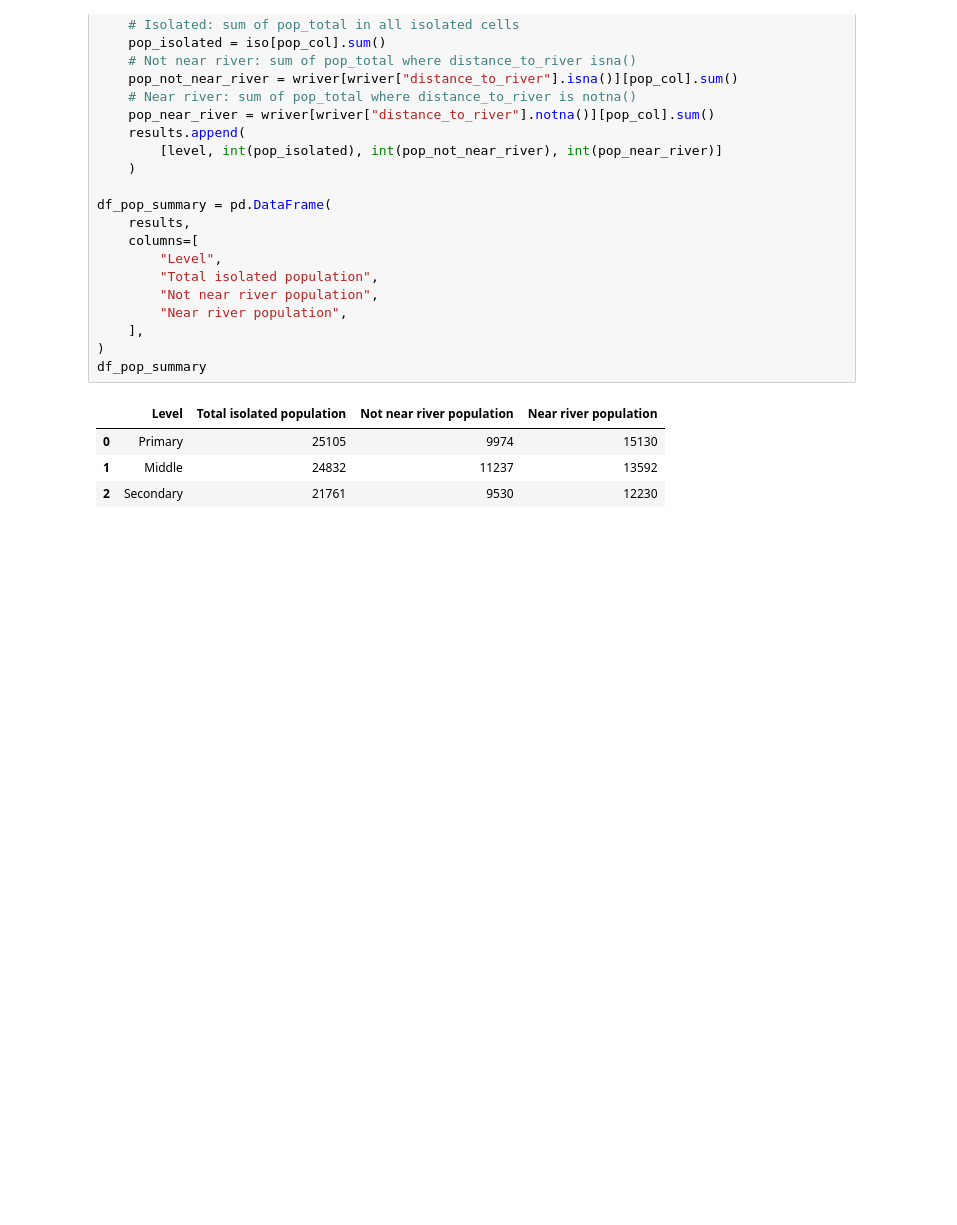
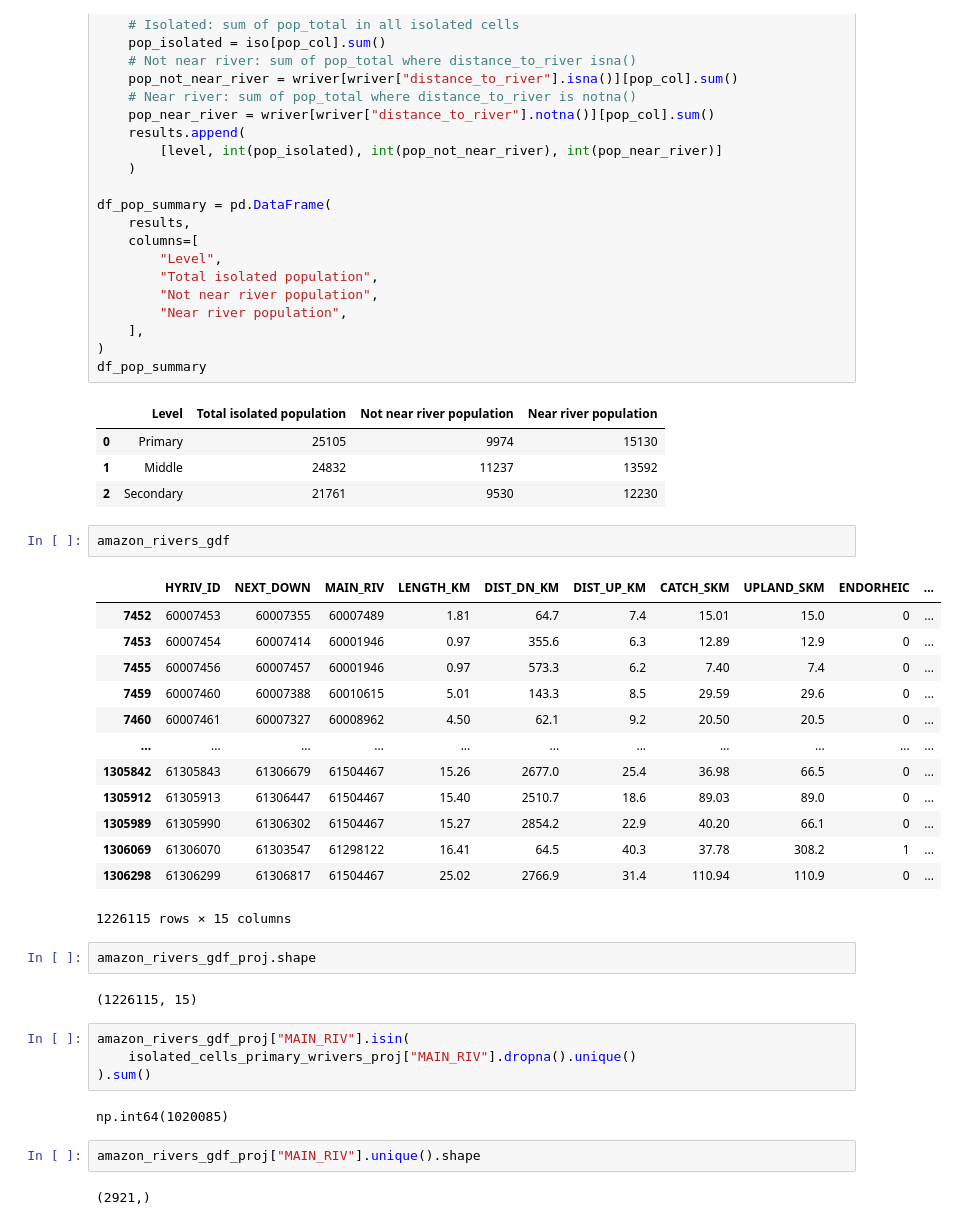
Before and after one commit to Claudio9701/amazon-settlements-edu-access, a Jupyter notebook: 06_01_riverside_schools.ipynb, the cells around one changed output. Saved outputs shown, nothing was run; the diff lists cells and outputs as text; blank space fills up the shorter version.

```diff
--- a/06_01_riverside_schools.ipynb
+++ b/06_01_riverside_schools.ipynb
@@ -298,3 +298,33 @@ df_pop_summary
 | 0 | Primary | 25105 | 9974 | 15130 |
 | 1 | Middle | 24832 | 11237 | 13592 |
 | 2 | Secondary | 21761 | 9530 | 12230 |
+# %%
+amazon_rivers_gdf
+# %% [output]
+|  | HYRIV_ID | NEXT_DOWN | MAIN_RIV | LENGTH_KM | DIST_DN_KM | DIST_UP_KM | CATCH_SKM | UPLAND_SKM | ENDORHEIC | ... |
+| 7452 | 60007453 | 60007355 | 60007489 | 1.81 | 64.7 | 7.4 | 15.01 | 15.0 | 0 | ... |
+| 7453 | 60007454 | 60007414 | 60001946 | 0.97 | 355.6 | 6.3 | 12.89 | 12.9 | 0 | ... |
+| 7455 | 60007456 | 60007457 | 60001946 | 0.97 | 573.3 | 6.2 | 7.40 | 7.4 | 0 | ... |
+| 7459 | 60007460 | 60007388 | 60010615 | 5.01 | 143.3 | 8.5 | 29.59 | 29.6 | 0 | ... |
+| 7460 | 60007461 | 60007327 | 60008962 | 4.50 | 62.1 | 9.2 | 20.50 | 20.5 | 0 | ... |
+| ... | ... | ... | ... | ... | ... | ... | ... | ... | ... | ... |
+| 1305842 | 61305843 | 61306679 | 61504467 | 15.26 | 2677.0 | 25.4 | 36.98 | 66.5 | 0 | ... |
+| 1305912 | 61305913 | 61306447 | 61504467 | 15.40 | 2510.7 | 18.6 | 89.03 | 89.0 | 0 | ... |
+| 1305989 | 61305990 | 61306302 | 61504467 | 15.27 | 2854.2 | 22.9 | 40.20 | 66.1 | 0 | ... |
+| 1306069 | 61306070 | 61303547 | 61298122 | 16.41 | 64.5 | 40.3 | 37.78 | 308.2 | 1 | ... |
+| 1306298 | 61306299 | 61306817 | 61504467 | 25.02 | 2766.9 | 31.4 | 110.94 | 110.9 | 0 | ... |
+1226115 rows × 15 columns
+# %%
+amazon_rivers_gdf_proj.shape
+# %% [output]
+(1226115, 15)
+# %%
+amazon_rivers_gdf_proj["MAIN_RIV"].isin(
+    isolated_cells_primary_wrivers_proj["MAIN_RIV"].dropna().unique()
+).sum()
+# %% [output]
+np.int64(1020085)
+# %%
+amazon_rivers_gdf_proj["MAIN_RIV"].unique().shape
+# %% [output]
+(2921,)
```
Also changed, not shown: parts of 24 cells of this notebook.
